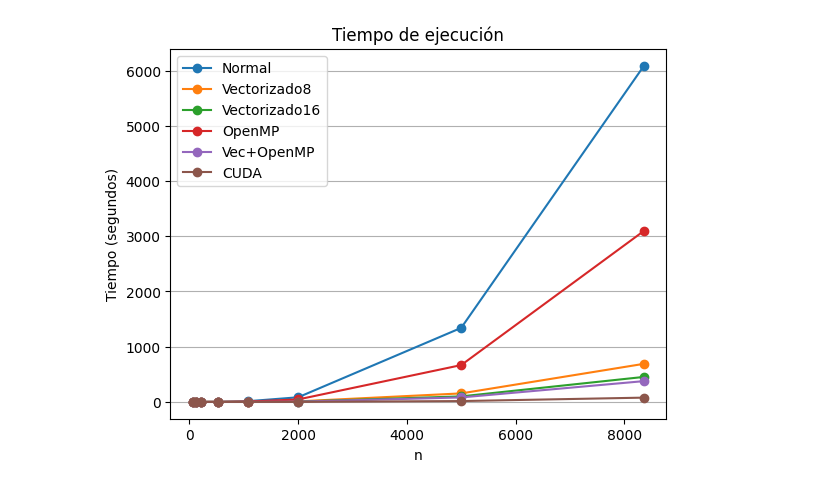
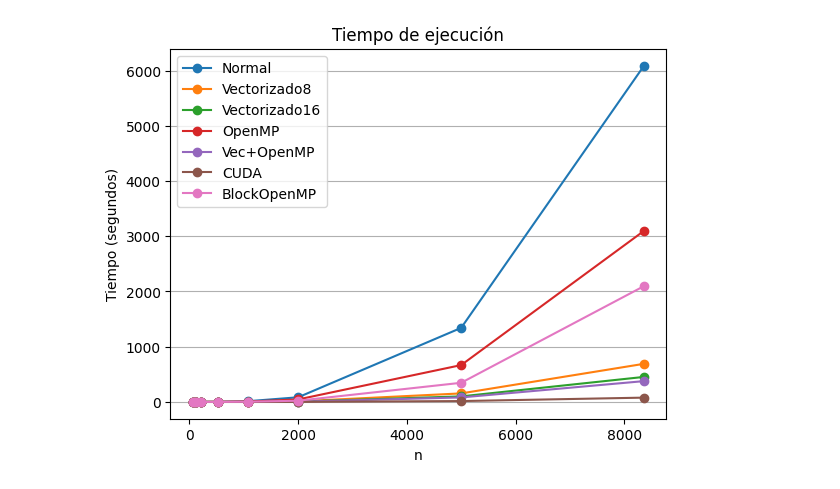
Before and after one commit to dazfz/floyd, a Jupyter notebook: assets/grafico.ipynb, the cells around one changed output. Drawn from its saved outputs; the diff is of its cells as text; code cells hidden in the pictures.

```diff
--- a/assets/grafico.ipynb
+++ b/assets/grafico.ipynb
@@ -2,37 +2,41 @@
 import matplotlib.pyplot as plt
 
 # Datos
-n = [64, 128, 214, 531, 1080, 2000, 5000, 8361]
+n = [64, 128, 214, 532, 1080, 2000, 5000, 8362]
 normal = [4, 22.4, 111.7, 1577.3, 13463.1, 83954.4, 1341106.667, 6085037.5]
 vectorizado8 = [0, 2, 12.3, 182.7, 1482.4, 10135.4, 154406.3333, 689809]
 vectorizado16 = [0, 1, 8.1, 111.3, 920, 6239.4, 100318, 452683]
 openmp = [3, 17.9, 69.8, 859.8, 7179, 44832.8, 667092, 3096147]
 vec_openmp = [0.2, 1, 6.9, 107.9, 765.6, 5210.3, 81280.66667, 376512]
 cuda = [8, 13, 15, 36.1, 154, 862, 15459, 77725.83]
+block_openmp = [5, 17, 55, 486, 3292, 22001, 346436, 2097657]
 # dev estandar cuda: 20.3372, 27.6803, 24.6698, 22.9976, 23.9833, 113.986, 754.679, 208.40
+# 0
 # Convertir a segundos
 normal = [t / 1000 for t in normal]
 vectorizado8 = [t / 1000 for t in vectorizado8]
 vectorizado16 = [t / 1000 for t in vectorizado16]
 openmp = [t / 1000 for t in openmp]
 vec_openmp = [t / 1000 for t in vec_openmp]
 cuda = [t / 1000 for t in cuda]
+block_openmp = [t / 1000 for t in block_openmp]
 # Crear grafico
 plt.plot(n, normal, marker="o", label="Normal")
 plt.plot(n, vectorizado8, marker="o", label="Vectorizado8")
 plt.plot(n, vectorizado16, marker="o", label="Vectorizado16")
 plt.plot(n, openmp, marker="o", label="OpenMP")
 plt.plot(n, vec_openmp, marker="o", label="Vec+OpenMP")
 plt.plot(n, cuda, marker="o", label="CUDA")
+plt.plot(n, block_openmp, marker="o", label="BlockOpenMP")
 
 # Configuraciones del grafico
 plt.xlabel("n")
 plt.ylabel("Tiempo (segundos)")
 plt.title("Tiempo de ejecución")
 plt.legend()
 plt.grid(True, which="major", axis="y")
 
 plt.savefig("grafico.png")
 plt.show()
 # %% [output]
-[figure, old version]
+[figure, new version]
```
Also changed, not shown: parts of 1 cell of this notebook, 8 other files.
